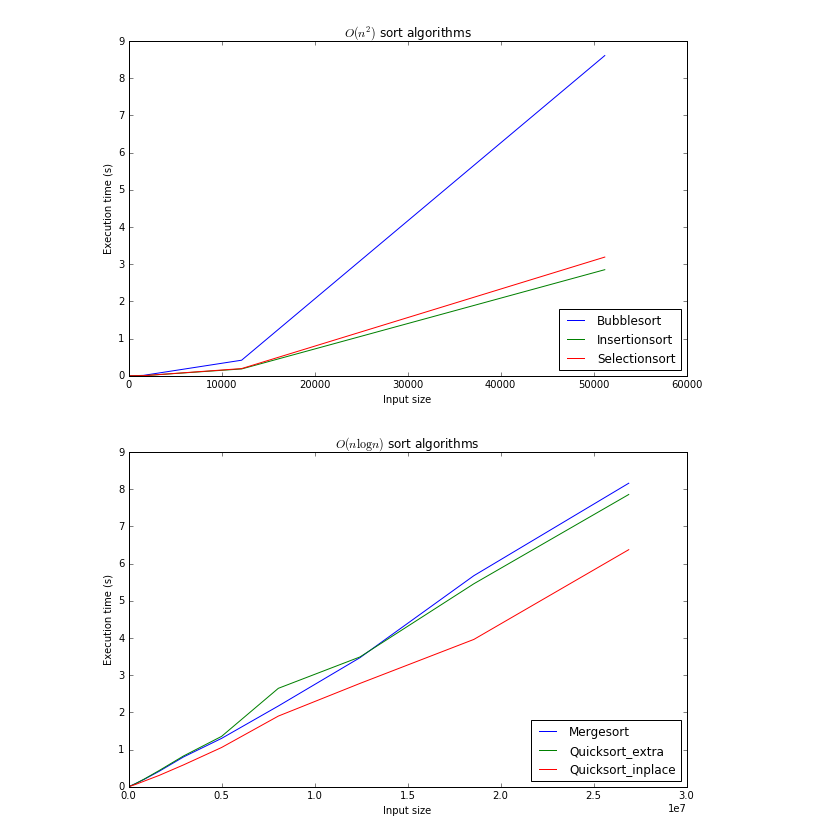
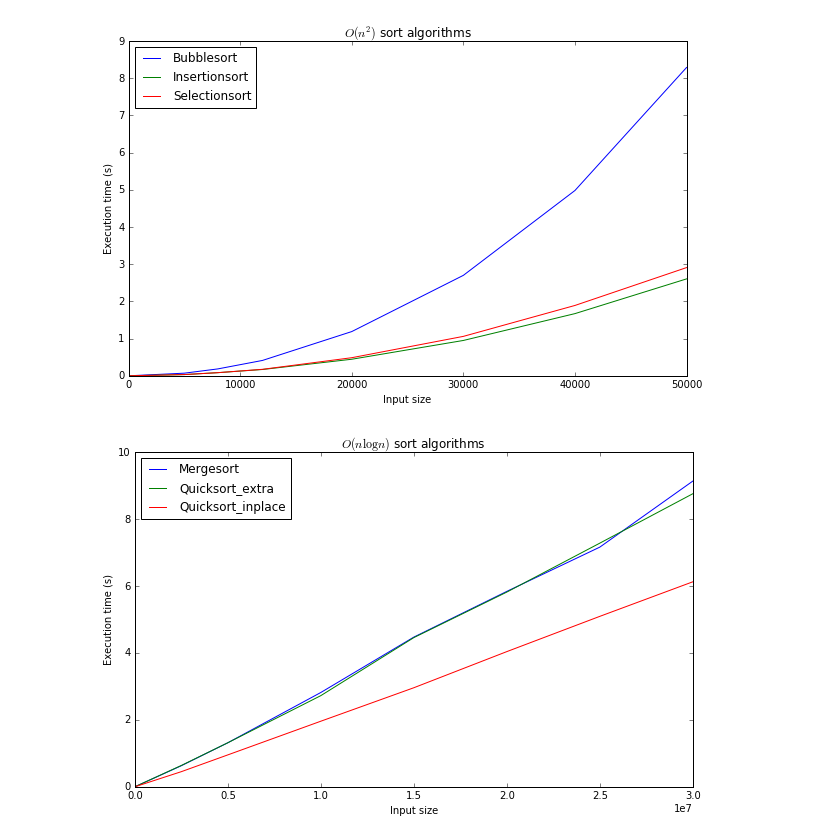
Before and after one commit to alexchen0428/DataStructure, a Jupyter notebook: a1/plot.ipynb, the cells around one changed output. Saved outputs shown, nothing was run; the diff lists cells and outputs as text; code cells hidden in the pictures.

```diff
--- a/a1/plot.ipynb
+++ b/a1/plot.ipynb
@@ -9,30 +6,37 @@ label = ['Bubblesort', 'Insertionsort', 'Selectionsort', 'Mergesort', 'Quicksort
+# %%
+n = [5, 5000, 8000, 12000, 20000, 30000, 40000, 50000, int(0.25e7), int(0.5e7), int(1e7), int(1.5e7), int(2.0e7), int(2.5e7), int(3e7)]
+label = ['Bubblesort', 'Insertionsort', 'Selectionsort', 'Mergesort', 'Quicksort_extra', 'Quicksort_inplace']
 # %%
 plt.figure(figsize=(10,6))
 for i in range(3):
     with open('{}.out'.format(i), 'r') as f:
         data = f.read();
         time = data.split('\n')
-        plt.plot(n[:5], time[:-1])
-plt.legend(label[:3], loc = 'lower right')
+        plt.plot(n[:8], time[:-1])
+plt.legend(label[:3], loc = 'upper left')
 plt.xlabel('Input size')
 plt.ylabel('Execution time (s)')
 plt.title('$O(n^2)$ sort algorithms')
 plt.savefig('012.jpg')
 plt.show()
 # %% [output]
-[figure, old version]
+[figure, new version]
 # %%
 plt.figure(figsize=(10,6))
 for i in range(3,6):
     with open('{}.out'.format(i), 'r') as f:
         data = f.read();
         time = data.split('\n')
-        plt.plot(n, time[:-1])
-plt.legend(label[3:6], loc='lower right')
+        nn = n[8:]
+        ttime = time[:-1]
+        nn.insert(0,0)
+        ttime.insert(0,'0.0')
+        plt.plot(nn, ttime)
+plt.legend(label[3:6], loc='upper left')
 plt.xlabel('Input size')
 plt.ylabel('Execution time (s)')
 plt.title('$O(n\log n)$ sort algorithms')
 plt.savefig('345.jpg')
 plt.show()
 # %% [output]
-[figure, old version]
+[figure, new version]
```
Also changed, not shown: parts of 1 cell of this notebook, 12 other files.
